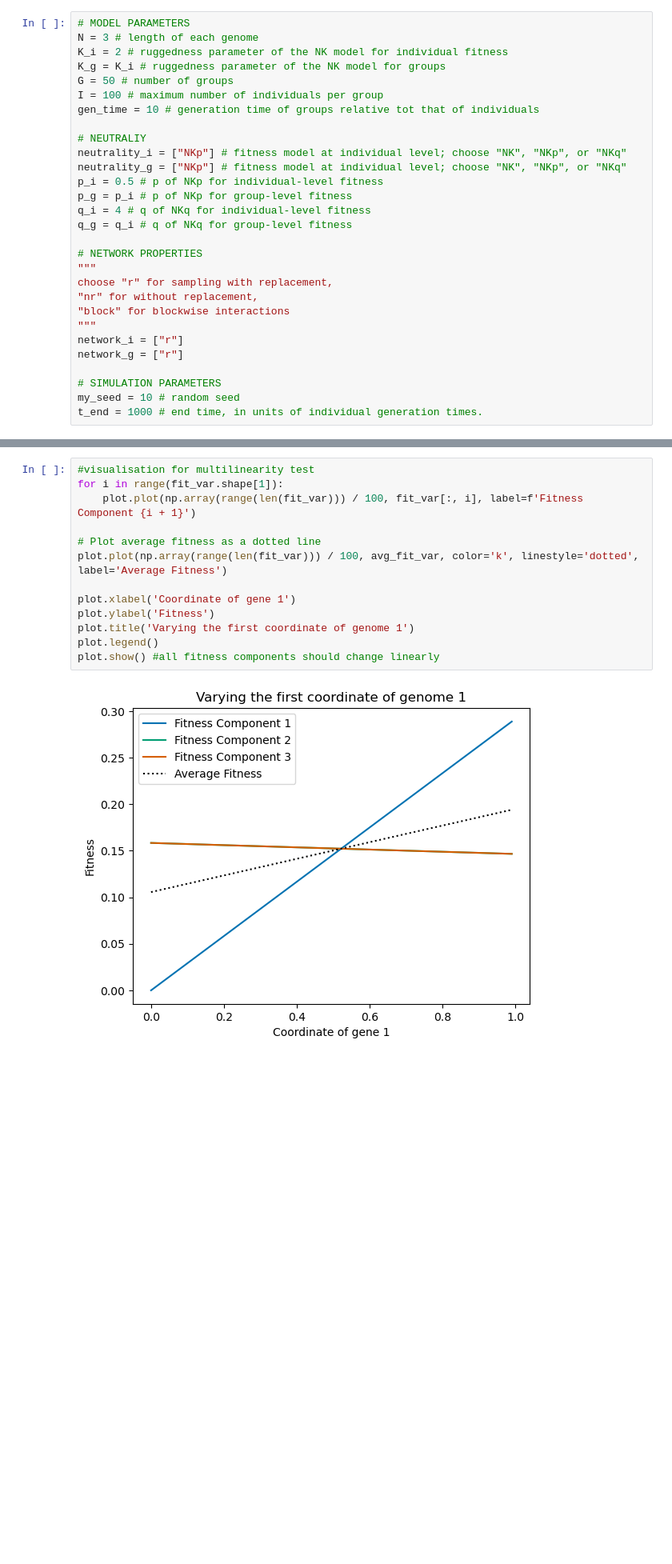
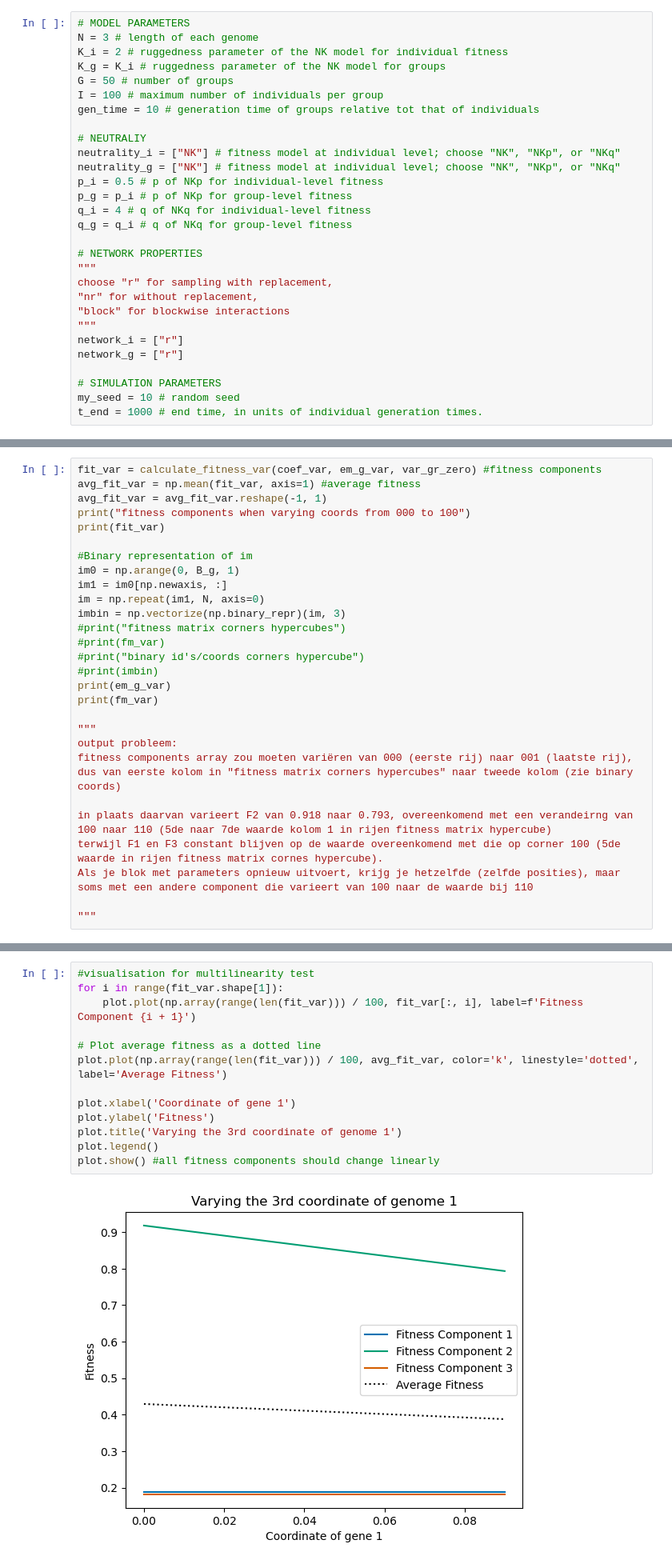
Before and after one commit to hannaplantain/thesis, a Jupyter notebook: NK & simulation.ipynb, the cells around one changed output, grey strips where cells are left out. Shown at 80% size. Drawn from its saved outputs; the diff is of its cells as text; blank space fills up the shorter version.

```diff
--- a/NK & simulation.ipynb
+++ b/NK & simulation.ipynb
@@ -18,8 +18,8 @@ I = 100 # maximum number of individuals per group
 gen_time = 10 # generation time of groups relative tot that of individuals
 
 # NEUTRALIY
-neutrality_i = ["NKp"] # fitness model at individual level; choose "NK", "NKp", or "NKq"
-neutrality_g = ["NKp"] # fitness model at individual level; choose "NK", "NKp", or "NKq"
+neutrality_i = ["NK"] # fitness model at individual level; choose "NK", "NKp", or "NKq"
+neutrality_g = ["NK"] # fitness model at individual level; choose "NK", "NKp", or "NKq"
 p_i = 0.5 # p of NKp for individual-level fitness
 p_g = p_i # p of NKp for group-level fitness
 q_i = 4 # q of NKq for individual-level fitness
@@ -390,0 +424,29 @@ print(fit_var)
+# %%
+fit_var = calculate_fitness_var(coef_var, em_g_var, var_gr_zero) #fitness components
+avg_fit_var = np.mean(fit_var, axis=1) #average fitness
+avg_fit_var = avg_fit_var.reshape(-1, 1)
+print("fitness components when varying coords from 000 to 100")
+print(fit_var)
+
+#Binary representation of im
+im0 = np.arange(0, B_g, 1)
+im1 = im0[np.newaxis, :]
+im = np.repeat(im1, N, axis=0)
+imbin = np.vectorize(np.binary_repr)(im, 3)
+#print("fitness matrix corners hypercubes")
+#print(fm_var)
+#print("binary id's/coords corners hypercube")
+#print(imbin)
+print(em_g_var)
+print(fm_var)
+
+"""
+output probleem:
+fitness components array zou moeten variëren van 000 (eerste rij) naar 001 (laatste rij),
+dus van eerste kolom in "fitness matrix corners hypercubes" naar tweede kolom (zie binary coords)
+
+in plaats daarvan varieert F2 van 0.918 naar 0.793, overeenkomend met een verandeirng van 100 naar 110 (5de naar 7de waarde kolom 1 in rijen fitness matrix hypercube)
+terwijl F1 en F3 constant blijven op de waarde overeenkomend met die op corner 100 (5de waarde in rijen fitness matrix cornes hypercube).
+Als je blok met parameters opnieuw uitvoert, krijg je hetzelfde (zelfde posities), maar soms met een andere component die varieert van 100 naar de waarde bij 110
+
+"""
@@ -391,18 +475,18 @@ print(fit_var)
 # %%
 #visualisation for multilinearity test
 for i in range(fit_var.shape[1]):
     plot.plot(np.array(range(len(fit_var))) / 100, fit_var[:, i], label=f'Fitness Component {i + 1}')
 
 # Plot average fitness as a dotted line
 plot.plot(np.array(range(len(fit_var))) / 100, avg_fit_var, color='k', linestyle='dotted', label='Average Fitness')
 
 plot.xlabel('Coordinate of gene 1')
 plot.ylabel('Fitness')
-plot.title('Varying the first coordinate of genome 1')
+plot.title('Varying the 3rd coordinate of genome 1')
 plot.legend()
 plot.show() #all fitness components should change linearly
 # %% [output]
-[figure, old version]
+[figure, new version]
 # %%
 # tbd: varying two coords
 num_points = 100
```
Also changed, not shown: parts of 5 cells of this notebook.
